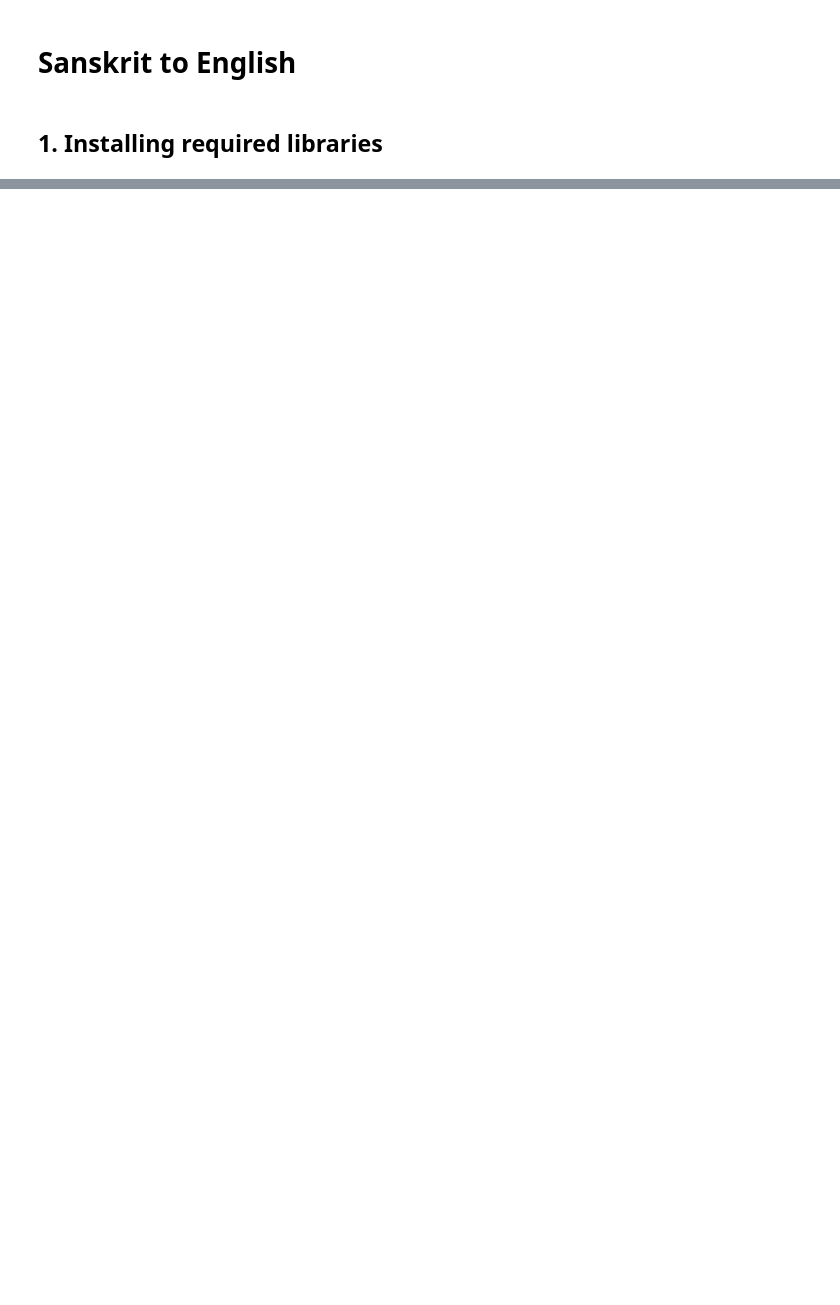
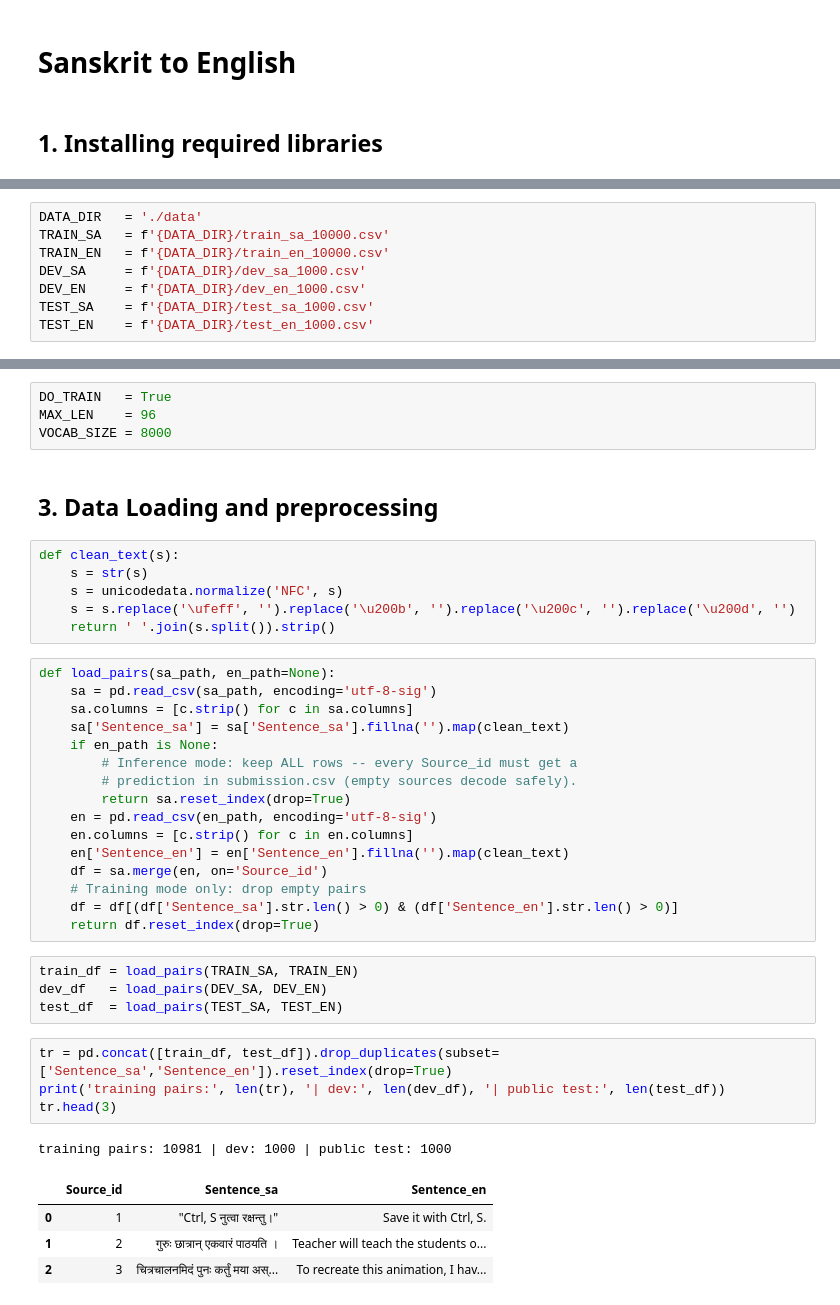
Before and after one commit to KritikaChoudhary2708/Sanskrit-to-English-NMT, a Jupyter notebook: sansToEnglish.ipynb, the cells around one changed output, grey strips where cells are left out. Drawn from its saved outputs; the diff is of its cells as text; blank space fills up the shorter version.

```diff
--- a/sansToEnglish.ipynb
+++ b/sansToEnglish.ipynb
@@ -68,0 +36,8 @@ test_df = load_and_merge_data(test_sa_path, test_en_path)
+# %%
+DATA_DIR   = './data'
+TRAIN_SA   = f'{DATA_DIR}/train_sa_10000.csv'
+TRAIN_EN   = f'{DATA_DIR}/train_en_10000.csv'
+DEV_SA     = f'{DATA_DIR}/dev_sa_1000.csv'
+DEV_EN     = f'{DATA_DIR}/dev_en_1000.csv'
+TEST_SA    = f'{DATA_DIR}/test_sa_1000.csv'
+TEST_EN    = f'{DATA_DIR}/test_en_1000.csv'
@@ -68,0 +47,42 @@ test_df = load_and_merge_data(test_sa_path, test_en_path)
+# %%
+DO_TRAIN   = True
+MAX_LEN    = 96
+VOCAB_SIZE = 8000
+# %% [markdown]
+## 3. Data Loading and preprocessing
+# %%
+def clean_text(s):
+    s = str(s)
+    s = unicodedata.normalize('NFC', s)
+    s = s.replace('\ufeff', '').replace('\u200b', '').replace('\u200c', '').replace('\u200d', '')
+    return ' '.join(s.split()).strip()
+# %%
+def load_pairs(sa_path, en_path=None):
+    sa = pd.read_csv(sa_path, encoding='utf-8-sig')
+    sa.columns = [c.strip() for c in sa.columns]
+    sa['Sentence_sa'] = sa['Sentence_sa'].fillna('').map(clean_text)
+    if en_path is None:
+        # Inference mode: keep ALL rows -- every Source_id must get a
+        # prediction in submission.csv (empty sources decode safely).
+        return sa.reset_index(drop=True)
+    en = pd.read_csv(en_path, encoding='utf-8-sig')
+    en.columns = [c.strip() for c in en.columns]
+    en['Sentence_en'] = en['Sentence_en'].fillna('').map(clean_text)
+    df = sa.merge(en, on='Source_id')
+    # Training mode only: drop empty pairs
+    df = df[(df['Sentence_sa'].str.len() > 0) & (df['Sentence_en'].str.len() > 0)]
+    return df.reset_index(drop=True)
+# %%
+train_df = load_pairs(TRAIN_SA, TRAIN_EN)
+dev_df   = load_pairs(DEV_SA, DEV_EN)
+test_df  = load_pairs(TEST_SA, TEST_EN)
+# %%
+tr = pd.concat([train_df, test_df]).drop_duplicates(subset=['Sentence_sa','Sentence_en']).reset_index(drop=True)
+print('training pairs:', len(tr), '| dev:', len(dev_df), '| public test:', len(test_df))
+tr.head(3)
+# %% [output]
+training pairs: 10981 | dev: 1000 | public test: 1000
+|  | Source_id | Sentence_sa | Sentence_en |
+| 0 | 1 | "Ctrl, S नुत्वा रक्षन्तु।" | Save it with Ctrl, S. |
+| 1 | 2 | गुरुः छात्रान् एकवारं पाठयति । | Teacher will teach the students o... |
+| 2 | 3 | चित्रचालनमिदं पुनः कर्तुं मया अस्... | To recreate this animation, I hav... |
```
Also changed, not shown: parts of 78 cells of this notebook, 2 other files.
